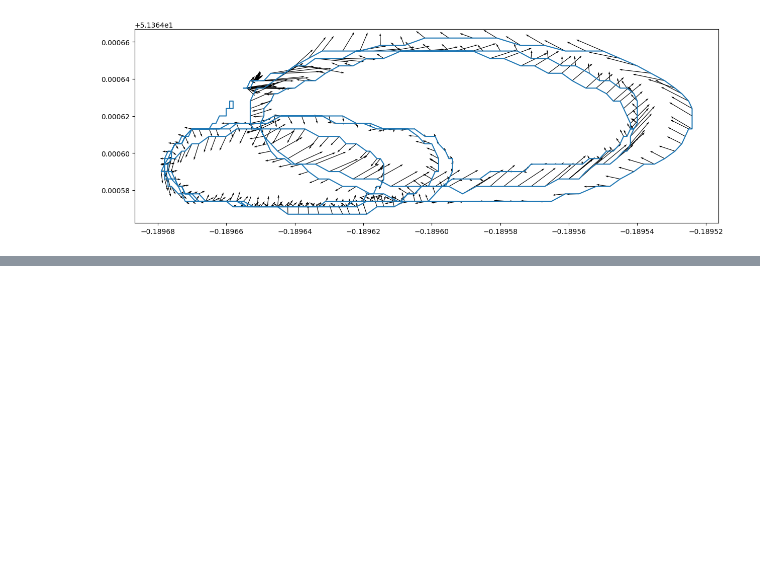
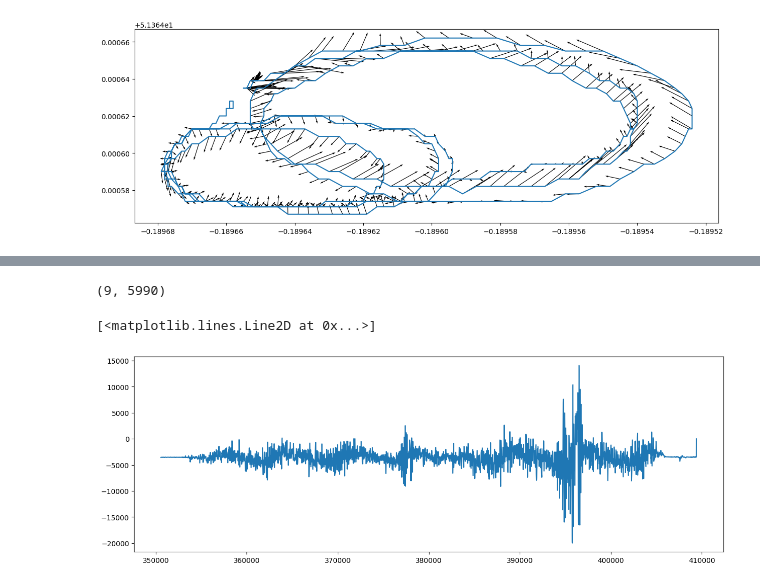
Before and after one commit to SGSVertigo/vertigo-python, a Jupyter notebook: Plot.ipynb, the cells around one changed output, grey strips where cells are left out. Saved outputs shown, nothing was run; the diff lists cells and outputs as text; code cells hidden in the pictures; blank space fills up the shorter version.

Commit message:
Running to the end, but results need review

```diff
--- a/Plot.ipynb
+++ b/Plot.ipynb
@@ -157,0 +157,8 @@ UnboundLocalError: local variable 'an' referenced before assignment
+# %%
+result = filter.result()
+print(result.shape)
+plt.plot(quat_matched_imu_world['TimeStamp'][100:],result[0][100:])
+# %% [output]
+(9, 5990)
+[<matplotlib.lines.Line2D at 0x...>]
+[figure, added]
```
Also changed, not shown: parts of 1 cell of this notebook, 1 other file.
